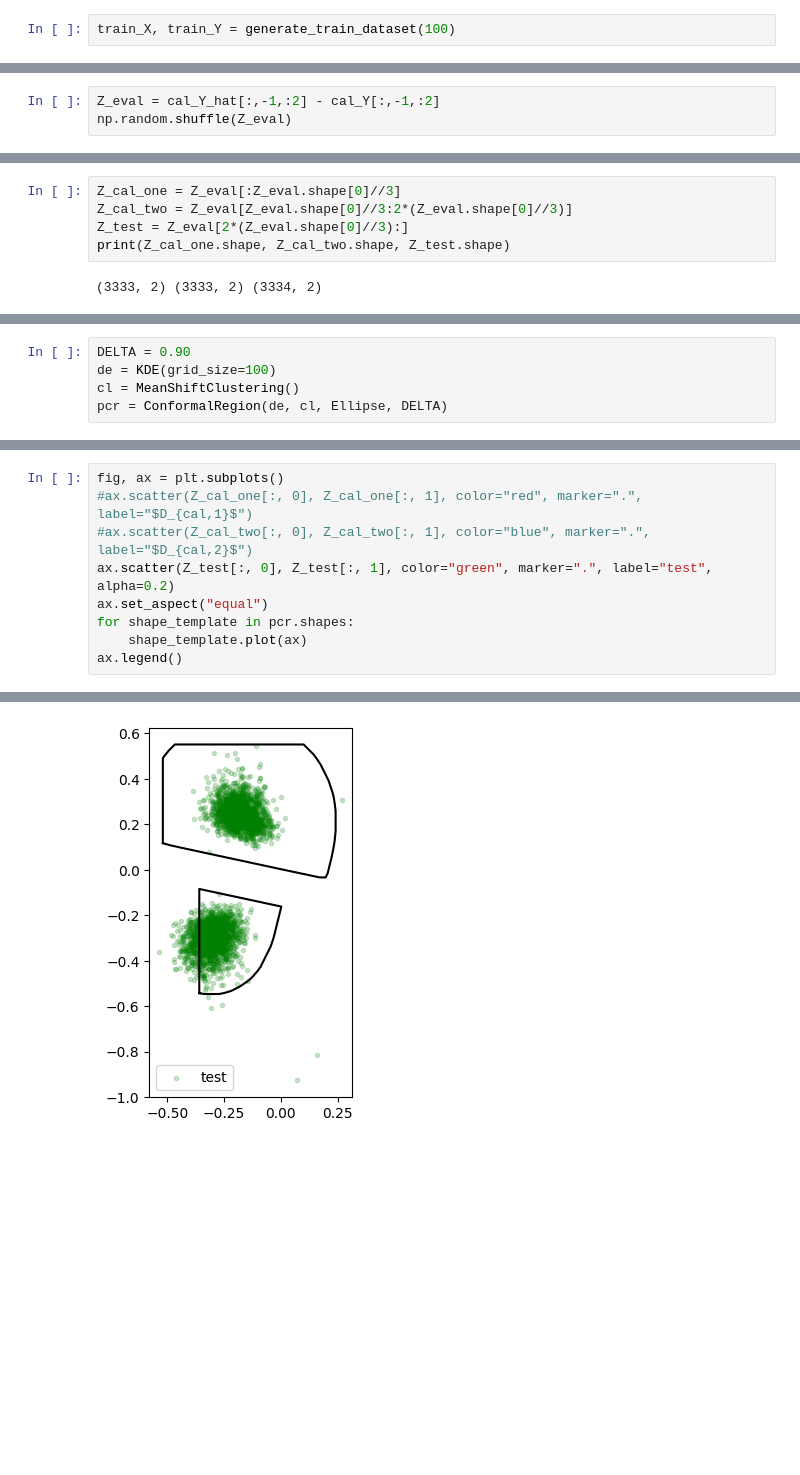
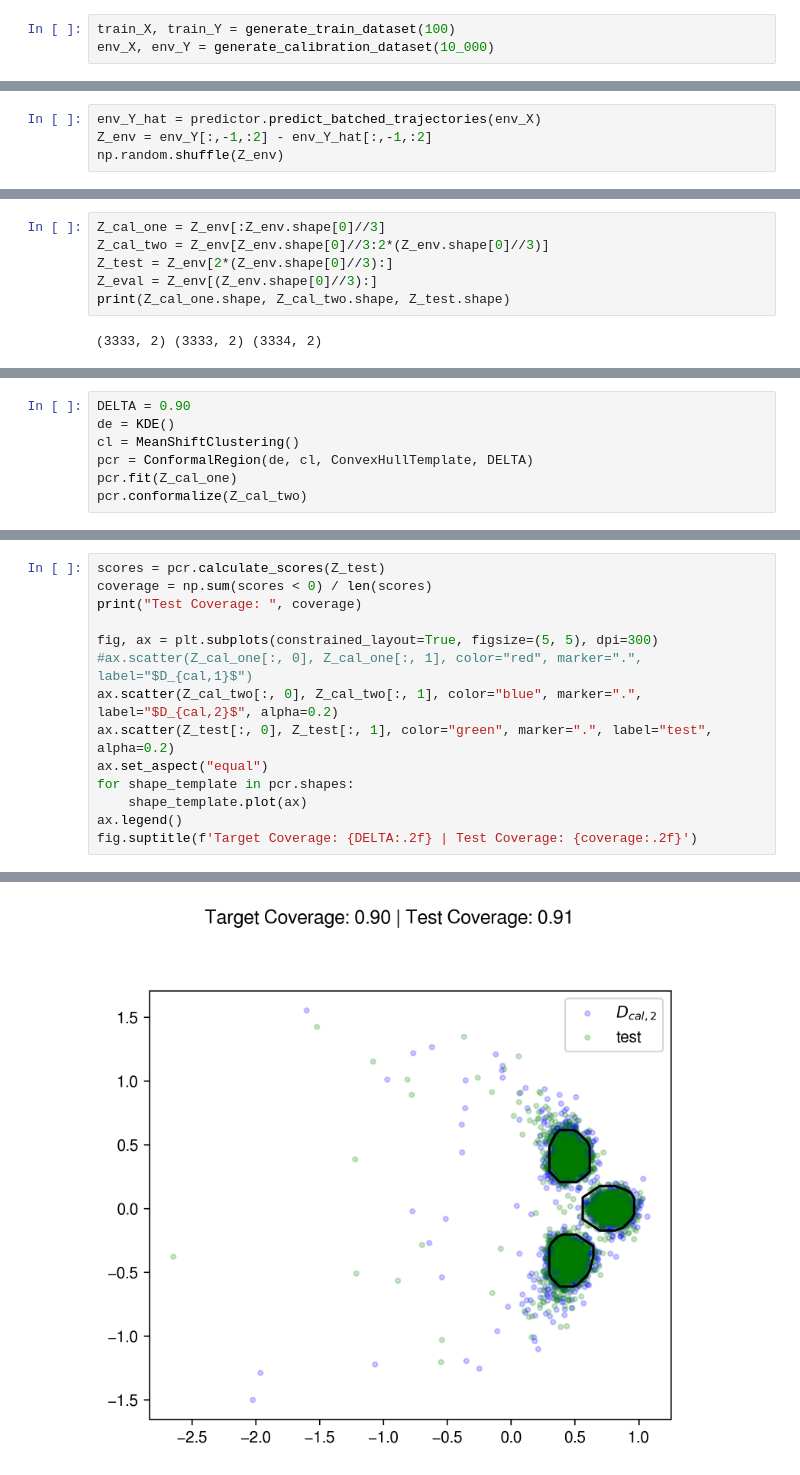
Before and after one commit to nandantumu/conformal_region_designer, a Jupyter notebook: notebooks/case-studies/car_experiments.ipynb, the cells around one changed output, grey strips where cells are left out. Saved outputs shown, nothing was run; the diff lists cells and outputs as text; blank space fills up the shorter version.

```diff
--- a/notebooks/case-studies/car_experiments.ipynb
+++ b/notebooks/case-studies/car_experiments.ipynb
@@ -8,5 +10,6 @@ from conformal_region_designer.utils import set_square_aspect_ratio
 # %%
 train_X, train_Y = generate_train_dataset(100)
+env_X, env_Y = generate_calibration_dataset(10_000)
 # %%
 predictor = TrajectoryPredictor(0.1)
 # %%
@@ -50,4 +48,5 @@ cal_Y_hat = predictor.predict_batched_trajectories(cal_X)
 # %%
-Z_eval = cal_Y_hat[:,-1,:2] - cal_Y[:,-1,:2]
-np.random.shuffle(Z_eval)
+env_Y_hat = predictor.predict_batched_trajectories(env_X)
+Z_env = env_Y[:,-1,:2] - env_Y_hat[:,-1,:2]
+np.random.shuffle(Z_env)
 # %%
@@ -63,9 +62,10 @@ from conformal_region_designer.clustering import MeanShiftClustering
 from conformal_region_designer.shapes import HyperRectangle, ConvexHullTemplate, Ellipse
 from conformal_region_designer.conformity_optimizer import ConformalRegion
 # %%
-Z_cal_one = Z_eval[:Z_eval.shape[0]//3]
-Z_cal_two = Z_eval[Z_eval.shape[0]//3:2*(Z_eval.shape[0]//3)]
-Z_test = Z_eval[2*(Z_eval.shape[0]//3):]
+Z_cal_one = Z_env[:Z_env.shape[0]//3]
+Z_cal_two = Z_env[Z_env.shape[0]//3:2*(Z_env.shape[0]//3)]
+Z_test = Z_env[2*(Z_env.shape[0]//3):]
+Z_eval = Z_env[(Z_env.shape[0]//3):]
 print(Z_cal_one.shape, Z_cal_two.shape, Z_test.shape)
 # %% [output]
 (3333, 2) (3333, 2) (3334, 2)
@@ -72,5 +74,7 @@ print(Z_cal_one.shape, Z_cal_two.shape, Z_test.shape)
 # %%
 DELTA = 0.90
-de = KDE(grid_size=100)
+de = KDE()
 cl = MeanShiftClustering()
-pcr = ConformalRegion(de, cl, Ellipse, DELTA)
+pcr = ConformalRegion(de, cl, ConvexHullTemplate, DELTA)
+pcr.fit(Z_cal_one)
+pcr.conformalize(Z_cal_two)
@@ -105,10 +83,15 @@ pcr.conformalize(Z_cal_two)
 # %%
-fig, ax = plt.subplots()
+scores = pcr.calculate_scores(Z_test)
+coverage = np.sum(scores < 0) / len(scores)
+print("Test Coverage: ", coverage)
+
+fig, ax = plt.subplots(constrained_layout=True, figsize=(5, 5), dpi=300)
 #ax.scatter(Z_cal_one[:, 0], Z_cal_one[:, 1], color="red", marker=".", label="$D_{cal,1}$")
-#ax.scatter(Z_cal_two[:, 0], Z_cal_two[:, 1], color="blue", marker=".", label="$D_{cal,2}$")
+ax.scatter(Z_cal_two[:, 0], Z_cal_two[:, 1], color="blue", marker=".", label="$D_{cal,2}$", alpha=0.2)
 ax.scatter(Z_test[:, 0], Z_test[:, 1], color="green", marker=".", label="test", alpha=0.2)
 ax.set_aspect("equal")
 for shape_template in pcr.shapes:
     shape_template.plot(ax)
 ax.legend()
+fig.suptitle(f'Target Coverage: {DELTA:.2f} | Test Coverage: {coverage:.2f}')
 # %% [output]
@@ -116 +100 @@ ax.legend()
-[figure, old version]
+[figure, new version]
```
Also changed, not shown: parts of 28 cells of this notebook, 13 other files.
